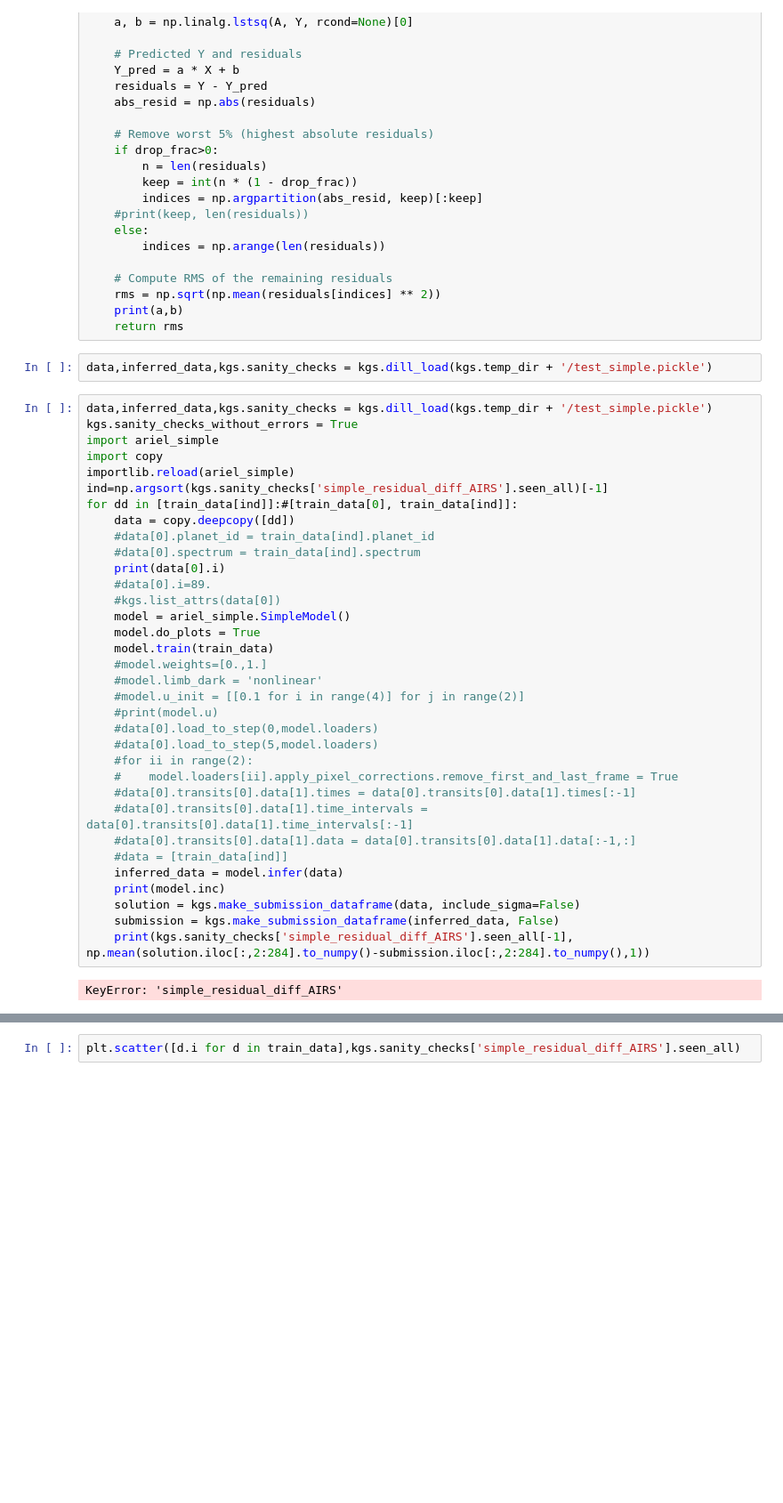
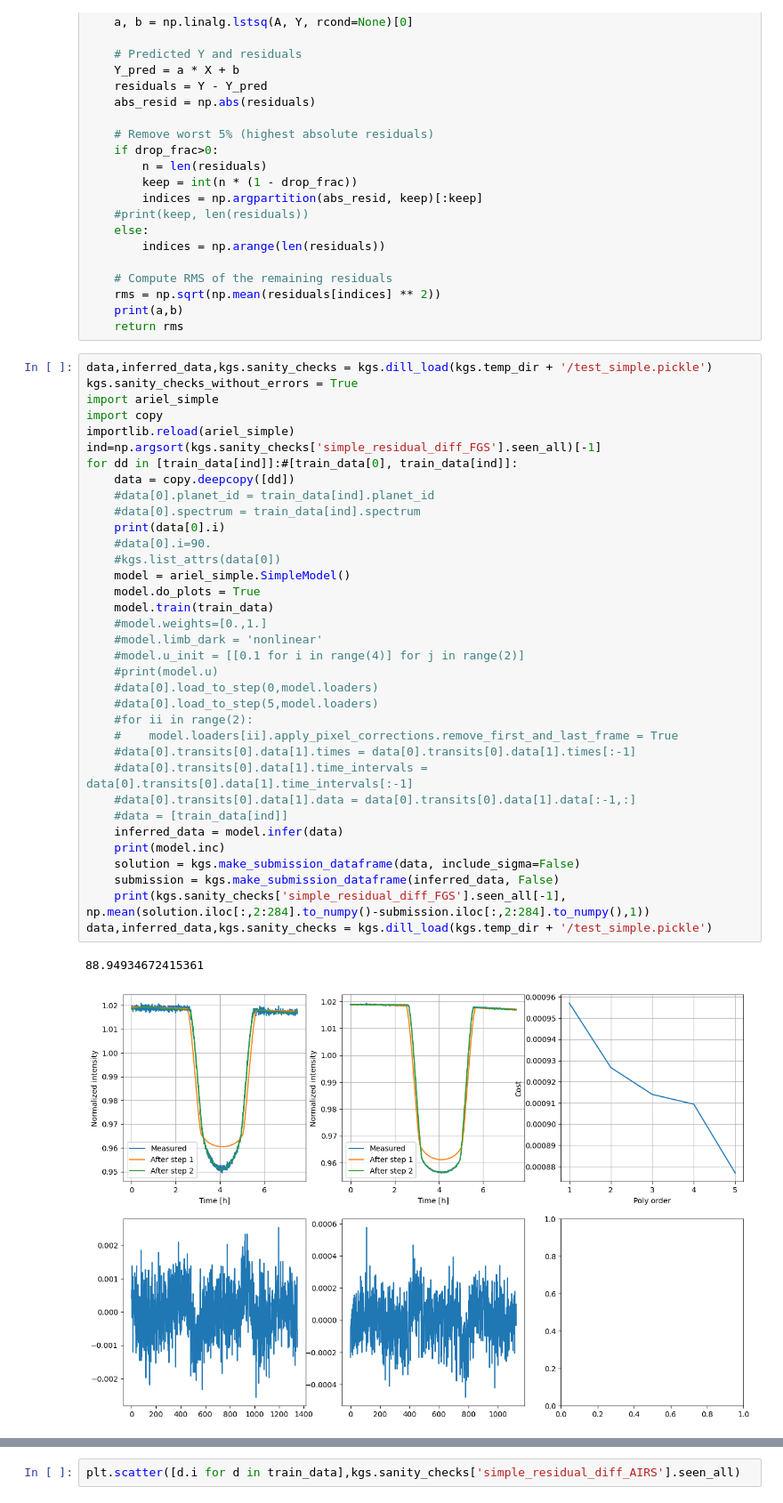
Before and after one commit to jcottaar/ariel2, a Jupyter notebook: analysis/test_simple_model_dive.ipynb, the cells around one changed output, grey strips where cells are left out. Shown at 89% size. Cells and saved outputs as stored; diff of their text form; blank space fills up the shorter version.

Commit message:
Prep first official submission

```diff
--- a/analysis/test_simple_model_dive.ipynb
+++ b/analysis/test_simple_model_dive.ipynb
@@ -50,41 +48,41 @@ def robust_linear_fit_rms(X, Y, drop_frac=0.05):
     rms = np.sqrt(np.mean(residuals[indices] ** 2))
     print(a,b)
     return rms
-# %%
-data,inferred_data,kgs.sanity_checks = kgs.dill_load(kgs.temp_dir + '/test_simple.pickle')
 # %%
 data,inferred_data,kgs.sanity_checks = kgs.dill_load(kgs.temp_dir + '/test_simple.pickle')
 kgs.sanity_checks_without_errors = True
 import ariel_simple
 import copy
 importlib.reload(ariel_simple)
-ind=np.argsort(kgs.sanity_checks['simple_residual_diff_AIRS'].seen_all)[-1]
+ind=np.argsort(kgs.sanity_checks['simple_residual_diff_FGS'].seen_all)[-1]
 for dd in [train_data[ind]]:#[train_data[0], train_data[ind]]:
     data = copy.deepcopy([dd])
     #data[0].planet_id = train_data[ind].planet_id
     #data[0].spectrum = train_data[ind].spectrum
     print(data[0].i)
-    #data[0].i=89.
+    #data[0].i=90.
     #kgs.list_attrs(data[0])
     model = ariel_simple.SimpleModel()
     model.do_plots = True
     model.train(train_data)
     #model.weights=[0.,1.]
     #model.limb_dark = 'nonlinear'
     #model.u_init = [[0.1 for i in range(4)] for j in range(2)]
     #print(model.u)
     #data[0].load_to_step(0,model.loaders)
     #data[0].load_to_step(5,model.loaders)
     #for ii in range(2):
     #    model.loaders[ii].apply_pixel_corrections.remove_first_and_last_frame = True
     #data[0].transits[0].data[1].times = data[0].transits[0].data[1].times[:-1]
     #data[0].transits[0].data[1].time_intervals = data[0].transits[0].data[1].time_intervals[:-1]
     #data[0].transits[0].data[1].data = data[0].transits[0].data[1].data[:-1,:]
     #data = [train_data[ind]]
     inferred_data = model.infer(data)
     print(model.inc)
     solution = kgs.make_submission_dataframe(data, include_sigma=False)
     submission = kgs.make_submission_dataframe(inferred_data, False)
-    print(kgs.sanity_checks['simple_residual_diff_AIRS'].seen_all[-1], np.mean(solution.iloc[:,2:284].to_numpy()-submission.iloc[:,2:284].to_numpy(),1))
+    print(kgs.sanity_checks['simple_residual_diff_FGS'].seen_all[-1], np.mean(solution.iloc[:,2:284].to_numpy()-submission.iloc[:,2:284].to_numpy(),1))
+data,inferred_data,kgs.sanity_checks = kgs.dill_load(kgs.temp_dir + '/test_simple.pickle')
 # %% [output]
-KeyError: 'simple_residual_diff_AIRS'
+88.94934672415361
+[figure, added]
```
Also changed, not shown: parts of 4 cells of this notebook, 7 other files.
